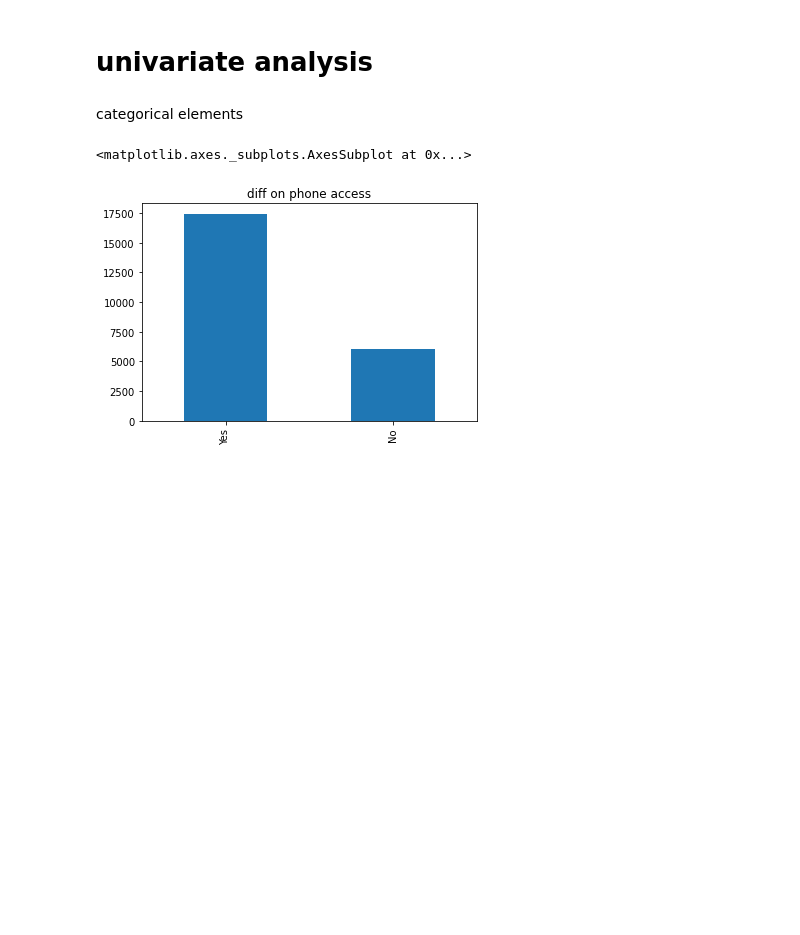
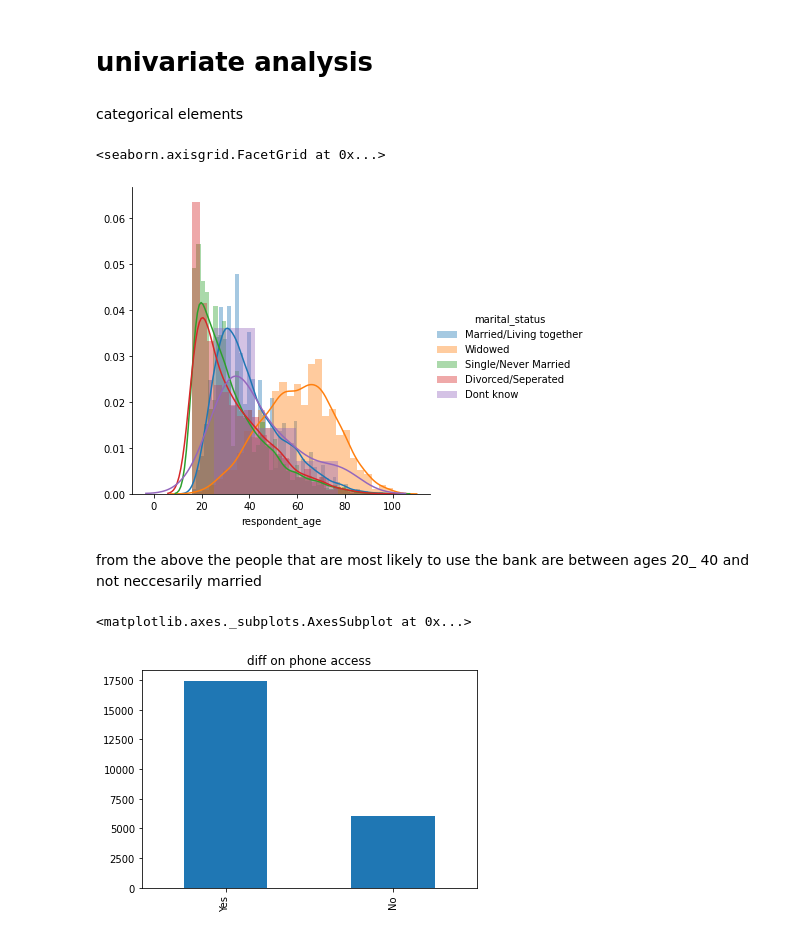
Before and after one commit to kahiga2244/hello-world, a Jupyter notebook: Moringa_Data_Science_Core_W2_Independent_Project_2020_05_02_JOSEPH_KAHIGA.ipynb, the cells around one changed output. Cells and saved outputs as stored; diff of their text form; code cells hidden in the pictures; blank space fills up the shorter version.

```diff
--- a/Moringa_Data_Science_Core_W2_Independent_Project_2020_05_02_JOSEPH_KAHIGA.ipynb
+++ b/Moringa_Data_Science_Core_W2_Independent_Project_2020_05_02_JOSEPH_KAHIGA.ipynb
@@ -166,6 +166,14 @@ dtype: object
 #  univariate analysis
 # %% [markdown]
 categorical elements
+# %%
+#comparing using marital status
+sns.FacetGrid(df, hue="marital_status", size =5).map(sns.distplot, "respondent_age").add_legend()
+# %% [output]
+<seaborn.axisgrid.FacetGrid at 0x...>
+[figure, added]
+# %% [markdown]
+from the above the people that are most likely to use the bank are between ages 20_ 40 and not neccesarily married
 # %%
 df['cell_phone_access'].value_counts().plot.bar(title='diff on phone access')
 # %% [output]
```
Also changed, not shown: parts of 15 cells of this notebook.
